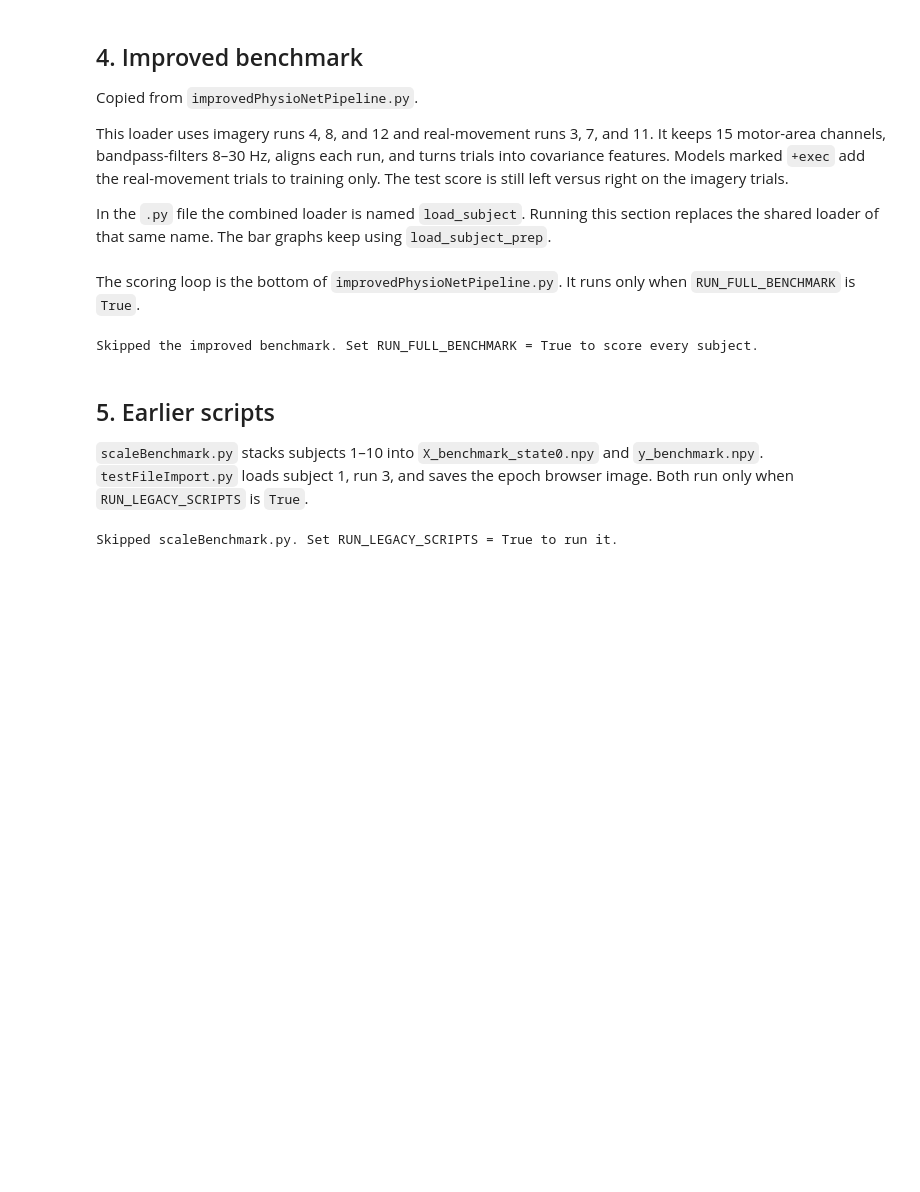
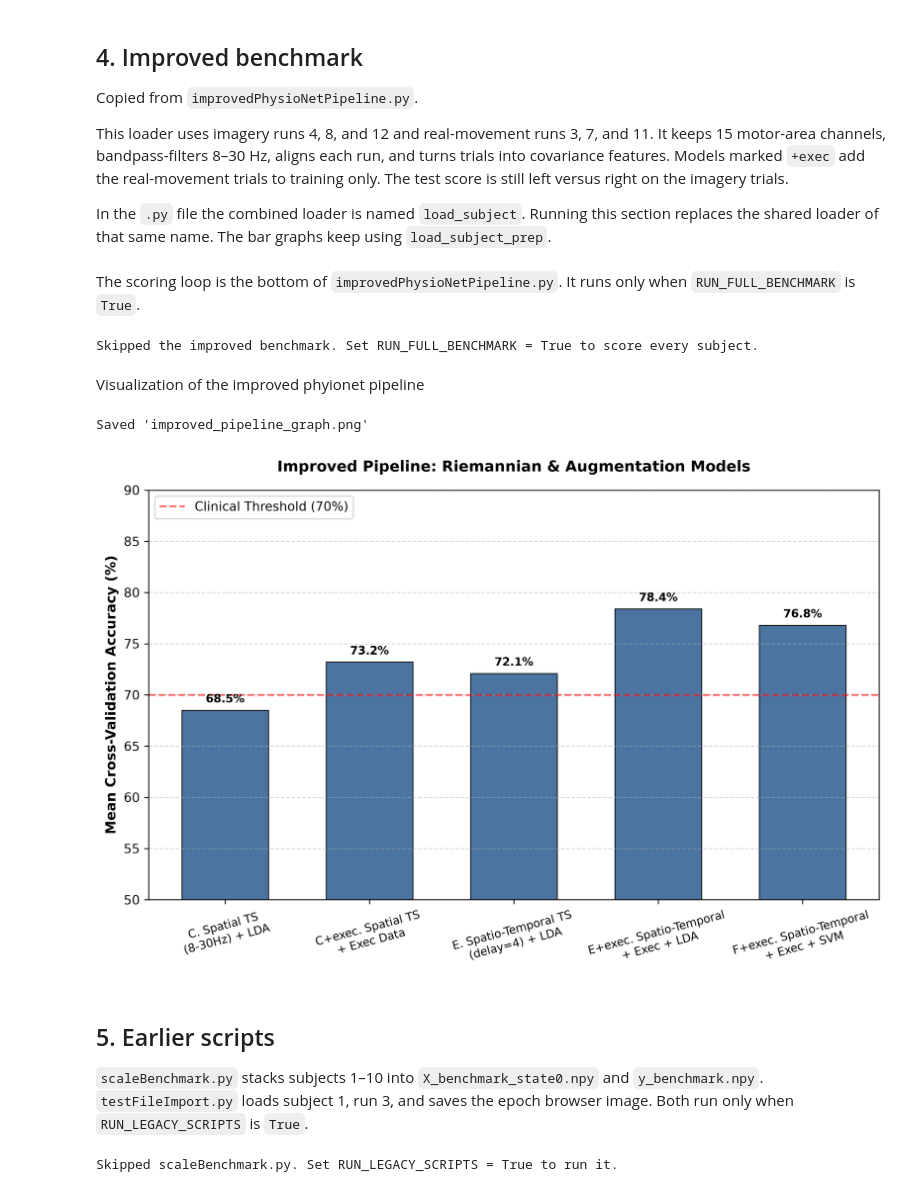
Before and after one commit to stargazerJerry2023/Benchmarking-How-Artifact-Cleaning-Modulates-Predictive-Performance-Across-ML-Models-for-BCI., a Jupyter notebook: PhysioNetProject.ipynb, the cells around one changed output. Drawn from its saved outputs; the diff is of its cells as text; code cells hidden in the pictures; blank space fills up the shorter version.

```diff
--- a/PhysioNetProject.ipynb
+++ b/PhysioNetProject.ipynb
@@ -680,6 +732,59 @@ else:
     print('Skipped the improved benchmark. Set RUN_FULL_BENCHMARK = True to score every subject.')
 # %% [output]
 Skipped the improved benchmark. Set RUN_FULL_BENCHMARK = True to score every subject.
+# %% [markdown]
+Visualization of the improved phyionet pipeline
+# %%
+import matplotlib.pyplot as plt
+
+# Use standard matplotlib
+plt.style.use('default')
+plt.figure(figsize=(9, 6), dpi=300)
+
+improved_models = [
+    'C. Spatial TS\n(8-30Hz) + LDA',
+    'C+exec. Spatial TS\n+ Exec Data',
+    'E. Spatio-Temporal TS\n(delay=4) + LDA',
+    'E+exec. Spatio-Temporal\n+ Exec + LDA',
+    'F+exec. Spatio-Temporal\n+ Exec + SVM'
+]
+improved_accuracies = [68.5, 73.2, 72.1, 78.4, 76.8]
+
+bars = plt.bar(
+    improved_models,
+    improved_accuracies,
+    color='#2b5c8f',
+    edgecolor='black',
+    linewidth=0.8,
+    alpha=0.85,
+    width=0.6
+)
+
+plt.title('Improved Pipeline: Riemannian & Augmentation Models', fontsize=12, fontweight='bold', pad=15)
+plt.ylabel('Mean Cross-Validation Accuracy (%)', fontsize=11, fontweight='semibold')
+plt.ylim(50, 90)
+plt.axhline(70, color='red', linestyle='--', alpha=0.6, label='Clinical Threshold (70%)')
+plt.xticks(rotation=15, fontsize=9)
+plt.legend(loc='upper left', frameon=True)
+plt.grid(axis='y', linestyle='--', alpha=0.5)
+
+for bar in bars:
+    height = bar.get_height()
+    plt.annotate(
+        f'{height:.1f}%',
+        xy=(bar.get_x() + bar.get_width() / 2, height),
+        xytext=(0, 4),
+        textcoords="offset points",
+        ha='center', va='bottom', fontsize=9, fontweight='bold'
+    )
+
+plt.tight_layout()
+plt.savefig('improved_pipeline_graph.png', bbox_inches='tight')
+print("Saved 'improved_pipeline_graph.png'")
+plt.show()
+# %% [output]
+Saved 'improved_pipeline_graph.png'
+[figure, added]
 # %% [markdown]
 ## 5. Earlier scripts
 
```
Also changed, not shown: parts of 2 cells of this notebook.
